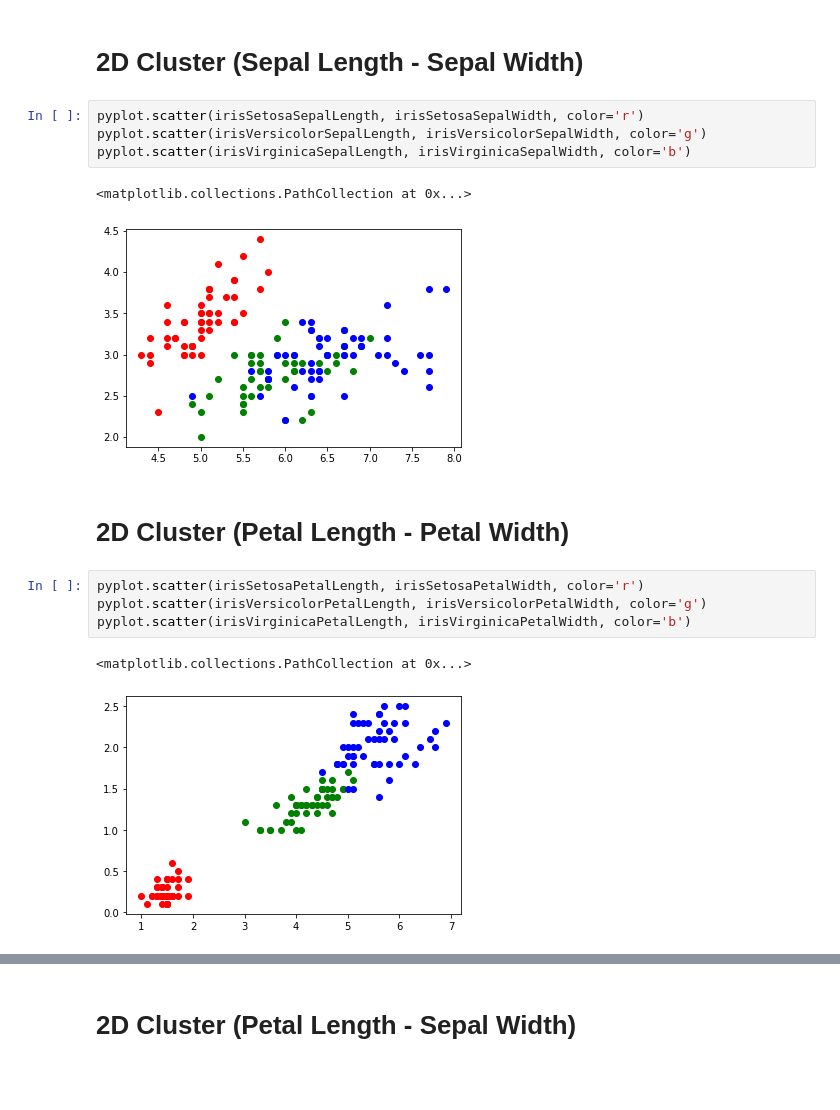
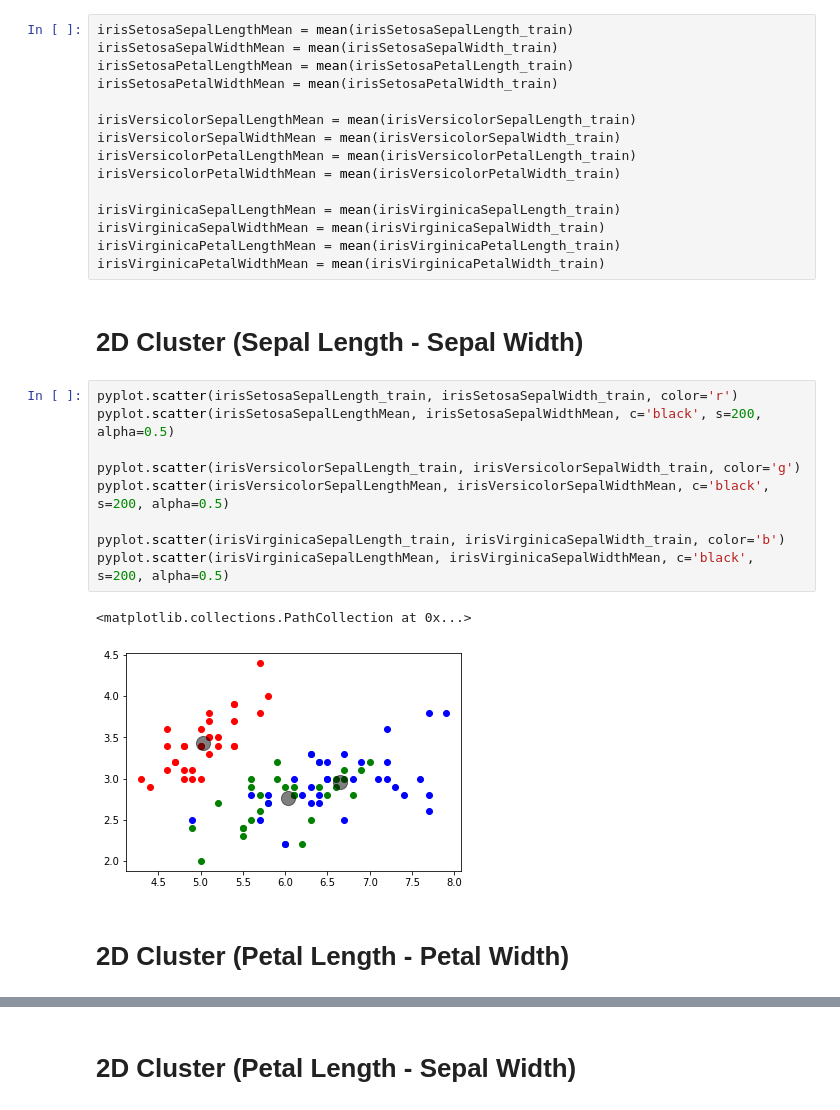
Before and after one commit to NiazBinSiraj/ML-Testing, a Jupyter notebook: 2D_Cluster_of_IRIS_Dataset.ipynb, the cells around one changed output, grey strips where cells are left out. Drawn from its saved outputs; the diff is of its cells as text; blank space fills up the shorter version.

```diff
--- a/2D_Cluster_of_IRIS_Dataset.ipynb
+++ b/2D_Cluster_of_IRIS_Dataset.ipynb
@@ -114,18 +179,31 @@ print(irisVirginicaPetalWidth)
+# %%
+irisSetosaSepalLengthMean = mean(irisSetosaSepalLength_train)
+irisSetosaSepalWidthMean = mean(irisSetosaSepalWidth_train)
+irisSetosaPetalLengthMean = mean(irisSetosaPetalLength_train)
+irisSetosaPetalWidthMean = mean(irisSetosaPetalWidth_train)
+
+irisVersicolorSepalLengthMean = mean(irisVersicolorSepalLength_train)
+irisVersicolorSepalWidthMean = mean(irisVersicolorSepalWidth_train)
+irisVersicolorPetalLengthMean = mean(irisVersicolorPetalLength_train)
+irisVersicolorPetalWidthMean = mean(irisVersicolorPetalWidth_train)
+
+irisVirginicaSepalLengthMean = mean(irisVirginicaSepalLength_train)
+irisVirginicaSepalWidthMean = mean(irisVirginicaSepalWidth_train)
+irisVirginicaPetalLengthMean = mean(irisVirginicaPetalLength_train)
+irisVirginicaPetalWidthMean = mean(irisVirginicaPetalWidth_train)
 # %% [markdown]
 # 2D Cluster **(Sepal Length - Sepal Width)**
-# %%
-pyplot.scatter(irisSetosaSepalLength, irisSetosaSepalWidth, color='r')
-pyplot.scatter(irisVersicolorSepalLength, irisVersicolorSepalWidth, color='g')
-pyplot.scatter(irisVirginicaSepalLength, irisVirginicaSepalWidth, color='b')
-# %% [output]
-<matplotlib.collections.PathCollection at 0x...>
-[figure, removed]
+# %%
+pyplot.scatter(irisSetosaSepalLength_train, irisSetosaSepalWidth_train, color='r')
+pyplot.scatter(irisSetosaSepalLengthMean, irisSetosaSepalWidthMean, c='black', s=200, alpha=0.5)
+
+pyplot.scatter(irisVersicolorSepalLength_train, irisVersicolorSepalWidth_train, color='g')
+pyplot.scatter(irisVersicolorSepalLengthMean, irisVersicolorSepalWidthMean, c='black', s=200, alpha=0.5)
+
+pyplot.scatter(irisVirginicaSepalLength_train, irisVirginicaSepalWidth_train, color='b')
+pyplot.scatter(irisVirginicaSepalLengthMean, irisVirginicaSepalWidthMean, c='black', s=200, alpha=0.5)
+# %% [output]
+<matplotlib.collections.PathCollection at 0x...>
+[figure, added]
 # %% [markdown]
 # 2D Cluster **(Petal Length - Petal Width)**
-# %%
-pyplot.scatter(irisSetosaPetalLength, irisSetosaPetalWidth, color='r')
-pyplot.scatter(irisVersicolorPetalLength, irisVersicolorPetalWidth, color='g')
-pyplot.scatter(irisVirginicaPetalLength, irisVirginicaPetalWidth, color='b')
-# %% [output]
-<matplotlib.collections.PathCollection at 0x...>
-[figure, removed]
```
Also changed, not shown: parts of 34 cells of this notebook.
